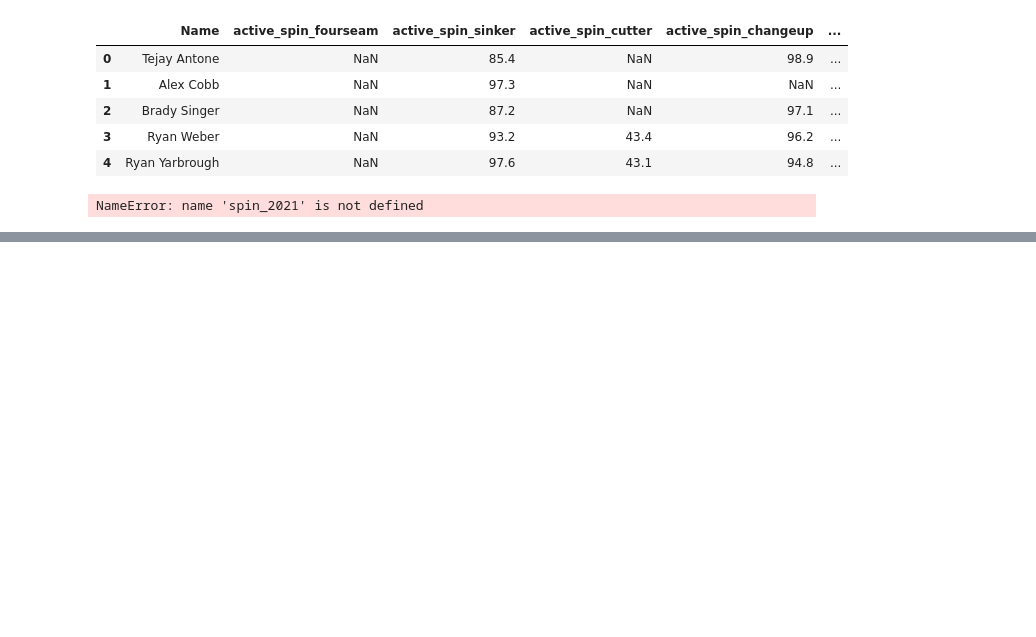
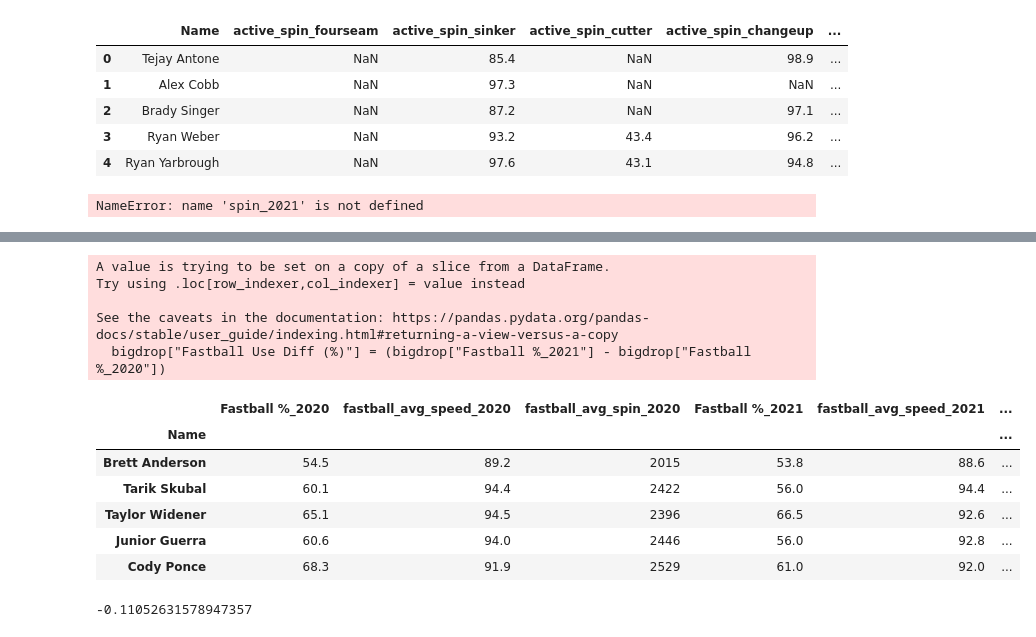
Before and after one commit to Jesparza17/Jesparza17, a Jupyter notebook: Project Notebook.ipynb, the cells around one changed output, grey strips where cells are left out. Drawn from its saved outputs; the diff is of its cells as text; code cells hidden in the pictures; blank space fills up the shorter version.

```diff
--- a/Project Notebook.ipynb
+++ b/Project Notebook.ipynb
@@ -127,0 +184,23 @@ NameError: name 'spin_2021' is not defined
+# %%
+# did pitchers stop using fastballs
+bigdrop = fbboth[fbboth["Fastball Spin Diff (%)"] <= -5]
+bigdrop["Fastball Use Diff (%)"] = (bigdrop["Fastball %_2021"] - bigdrop["Fastball %_2020"])
+
+bigdrop.head()   # There are 38 pitchers here
+# %% [output]
+A value is trying to be set on a copy of a slice from a DataFrame.
+Try using .loc[row_indexer,col_indexer] = value instead
+
+See the caveats in the documentation: https://pandas.pydata.org/pandas-docs/stable/user_guide/indexing.html#returning-a-view-versus-a-copy
+  bigdrop["Fastball Use Diff (%)"] = (bigdrop["Fastball %_2021"] - bigdrop["Fastball %_2020"])
+|  | Fastball %_2020 | fastball_avg_speed_2020 | fastball_avg_spin_2020 | Fastball %_2021 | fastball_avg_speed_2021 | ... |
+| Name |  |  |  |  |  | ... |
+| Brett Anderson | 54.5 | 89.2 | 2015 | 53.8 | 88.6 | ... |
+| Tarik Skubal | 60.1 | 94.4 | 2422 | 56.0 | 94.4 | ... |
+| Taylor Widener | 65.1 | 94.5 | 2396 | 66.5 | 92.6 | ... |
+| Junior Guerra | 60.6 | 94.0 | 2446 | 56.0 | 92.8 | ... |
+| Cody Ponce | 68.3 | 91.9 | 2529 | 61.0 | 92.0 | ... |
+# %%
+bigdrop["Fastball Use Diff (%)"].mean()
+# %% [output]
+-0.11052631578947357
```
Also changed, not shown: parts of 7 cells of this notebook.
